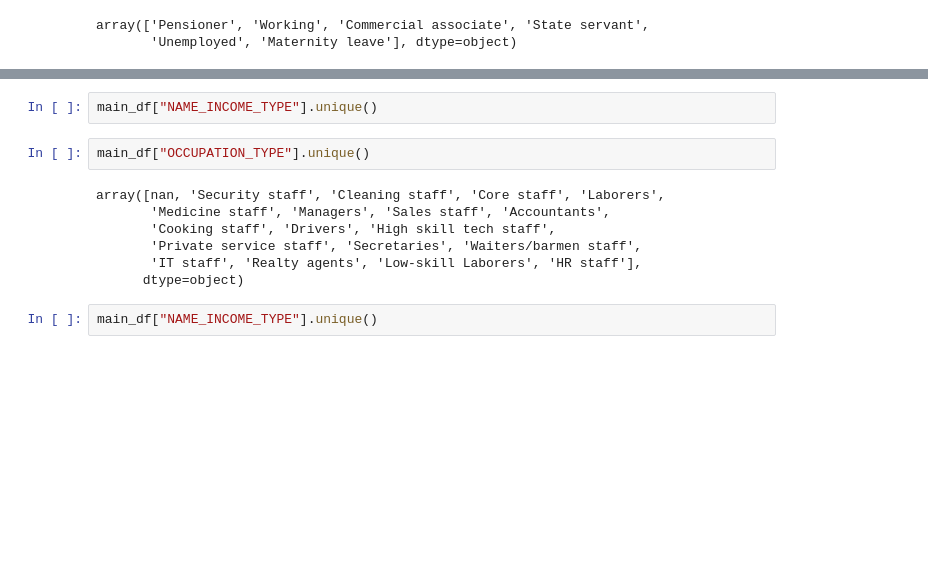
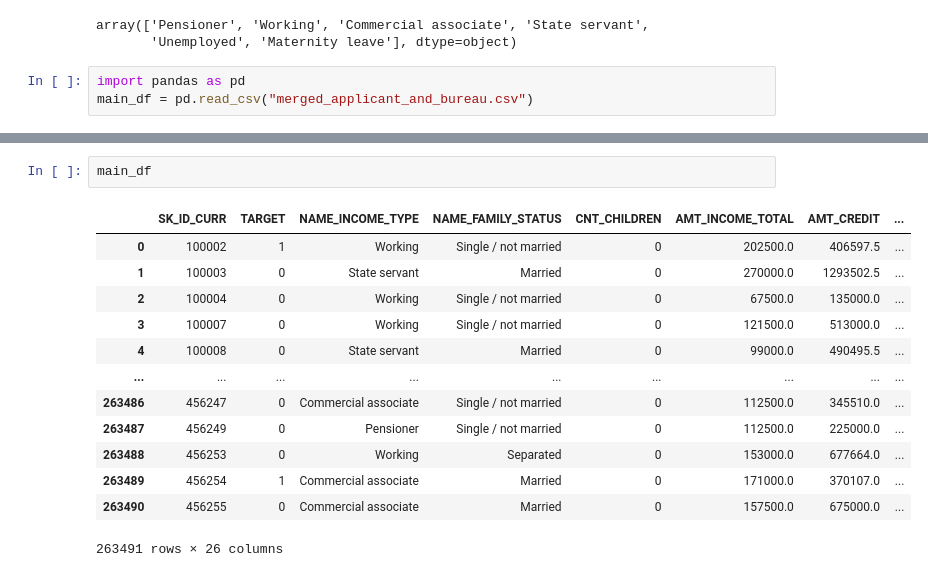
Before and after one commit to JohnErnestTan/Financial-Analytics-for-Elderly-care-Support-Loan-IS453, a Jupyter notebook: cleaning.ipynb, the cells around one changed output, grey strips where cells are left out. Cells and saved outputs as stored; diff of their text form; blank space fills up the shorter version.

Commit message:
Updated Cleaning code

```diff
--- a/cleaning.ipynb
+++ b/cleaning.ipynb
@@ -27,3 +33,6 @@ main_df["NAME_INCOME_TYPE"].unique()
 # %% [output]
 array(['Pensioner', 'Working', 'Commercial associate', 'State servant',
        'Unemployed', 'Maternity leave'], dtype=object)
+# %%
+import pandas as pd
+main_df = pd.read_csv("merged_applicant_and_bureau.csv")
@@ -30,13 +125,16 @@ array(['Pensioner', 'Working', 'Commercial associate', 'State servant',
 # %%
-main_df["NAME_INCOME_TYPE"].unique()
+main_df
+# %% [output]
+|  | SK_ID_CURR | TARGET | NAME_INCOME_TYPE | NAME_FAMILY_STATUS | CNT_CHILDREN | AMT_INCOME_TOTAL | AMT_CREDIT | ... |
+| 0 | 100002 | 1 | Working | Single / not married | 0 | 202500.0 | 406597.5 | ... |
+| 1 | 100003 | 0 | State servant | Married | 0 | 270000.0 | 1293502.5 | ... |
+| 2 | 100004 | 0 | Working | Single / not married | 0 | 67500.0 | 135000.0 | ... |
+| 3 | 100007 | 0 | Working | Single / not married | 0 | 121500.0 | 513000.0 | ... |
+| 4 | 100008 | 0 | State servant | Married | 0 | 99000.0 | 490495.5 | ... |
+| ... | ... | ... | ... | ... | ... | ... | ... | ... |
+| 263486 | 456247 | 0 | Commercial associate | Single / not married | 0 | 112500.0 | 345510.0 | ... |
+| 263487 | 456249 | 0 | Pensioner | Single / not married | 0 | 112500.0 | 225000.0 | ... |
+| 263488 | 456253 | 0 | Working | Separated | 0 | 153000.0 | 677664.0 | ... |
+| 263489 | 456254 | 1 | Commercial associate | Married | 0 | 171000.0 | 370107.0 | ... |
+| 263490 | 456255 | 0 | Commercial associate | Married | 0 | 157500.0 | 675000.0 | ... |
+263491 rows × 26 columns
-# %%
-main_df["OCCUPATION_TYPE"].unique()
-# %% [output]
-array([nan, 'Security staff', 'Cleaning staff', 'Core staff', 'Laborers',
-       'Medicine staff', 'Managers', 'Sales staff', 'Accountants',
-       'Cooking staff', 'Drivers', 'High skill tech staff',
-       'Private service staff', 'Secretaries', 'Waiters/barmen staff',
-       'IT staff', 'Realty agents', 'Low-skill Laborers', 'HR staff'],
-      dtype=object)
-# %%
-main_df["NAME_INCOME_TYPE"].unique()
```
Also changed, not shown: parts of 9 cells of this notebook.
